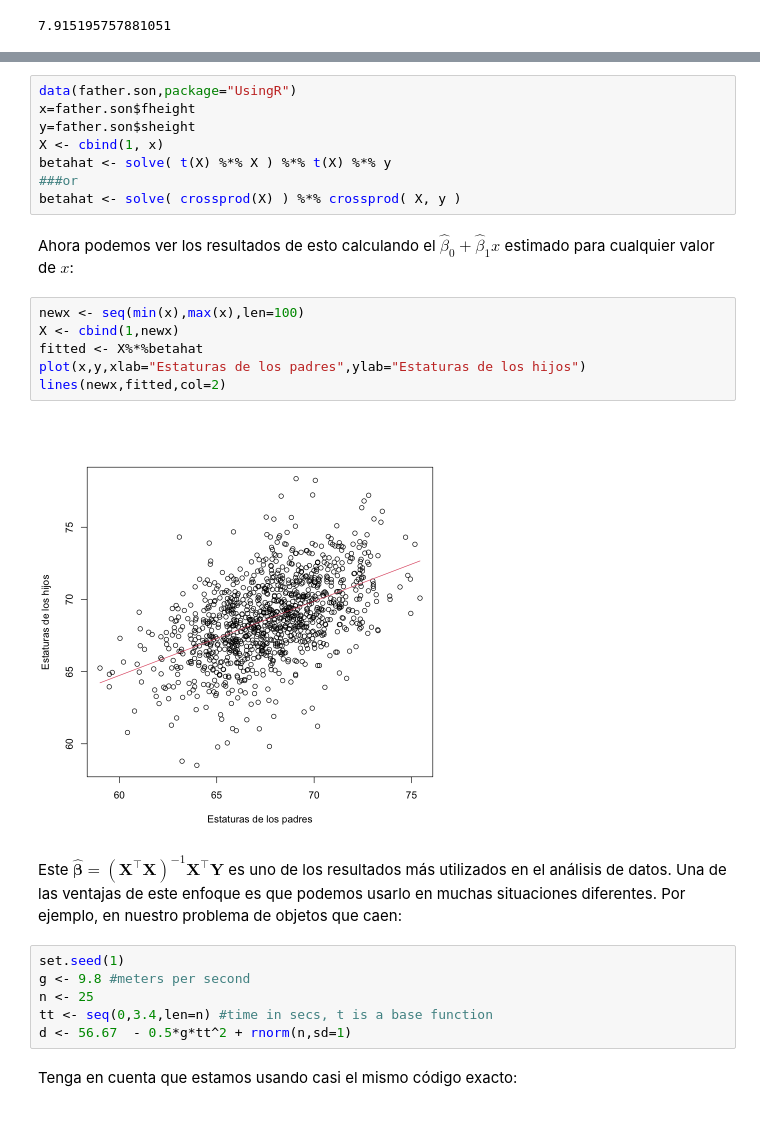
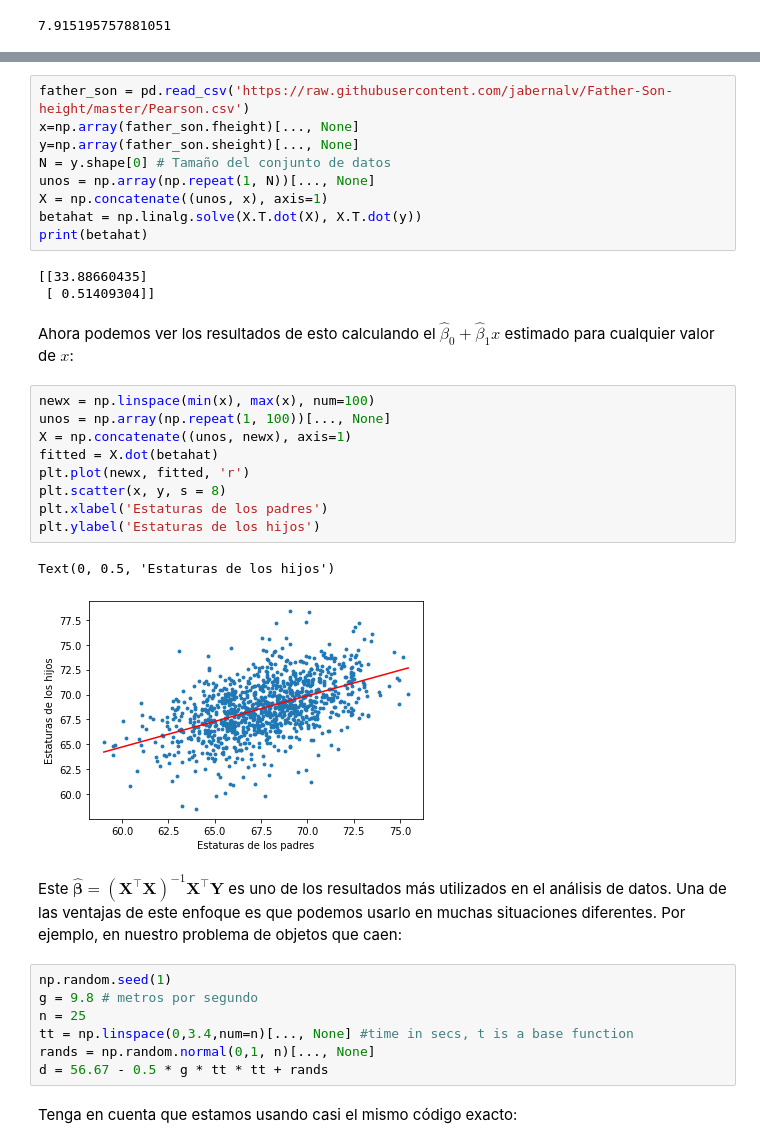
Before and after one commit to jabernalv/labs, a Jupyter notebook: matrixalg/matrix_algebra_examples_Python.ipynb, the cells around one changed output, grey strips where cells are left out. Cells and saved outputs as stored; diff of their text form; blank space fills up the shorter version.

```diff
--- a/matrixalg/matrix_algebra_examples_Python.ipynb
+++ b/matrixalg/matrix_algebra_examples_Python.ipynb
@@ -205,29 +210,38 @@ Veamos cómo funciona en R:
 # %%
-data(father.son,package="UsingR")
-x=father.son$fheight
-y=father.son$sheight
-X <- cbind(1, x)
-betahat <- solve( t(X) %*% X ) %*% t(X) %*% y
-###or
-betahat <- solve( crossprod(X) ) %*% crossprod( X, y )
+father_son = pd.read_csv('https://raw.githubusercontent.com/jabernalv/Father-Son-height/master/Pearson.csv')
+x=np.array(father_son.fheight)[..., None]
+y=np.array(father_son.sheight)[..., None]
+N = y.shape[0] # Tamaño del conjunto de datos
+unos = np.array(np.repeat(1, N))[..., None]
+X = np.concatenate((unos, x), axis=1)
+betahat = np.linalg.solve(X.T.dot(X), X.T.dot(y))
+print(betahat)
+# %% [output]
+[[33.88660435]
+ [ 0.51409304]]
 # %% [markdown]
 Ahora podemos ver los resultados de esto calculando el $\hat{\beta}_0+\hat{\beta}_1 x$ estimado para cualquier valor de $x$:
 # %%
-newx <- seq(min(x),max(x),len=100)
-X <- cbind(1,newx)
-fitted <- X%*%betahat
-plot(x,y,xlab="Estaturas de los padres",ylab="Estaturas de los hijos")
-lines(newx,fitted,col=2)
+newx = np.linspace(min(x), max(x), num=100)
+unos = np.array(np.repeat(1, 100))[..., None]
+X = np.concatenate((unos, newx), axis=1)
+fitted = X.dot(betahat)
+plt.plot(newx, fitted, 'r')
+plt.scatter(x, y, s = 8)
+plt.xlabel('Estaturas de los padres')
+plt.ylabel('Estaturas de los hijos')
 # %% [output]
+Text(0, 0.5, 'Estaturas de los hijos')
-[figure, old version]
+[figure, new version]
 # %% [markdown]
 Este $\hat{\boldsymbol{\beta}}=(\mathbf{X}^\top \mathbf{X})^{-1} \mathbf{X}^\top \mathbf{Y}$ es uno de los resultados más utilizados en el análisis de datos. Una de las ventajas de este enfoque es que podemos usarlo en muchas situaciones diferentes. Por ejemplo, en nuestro problema de objetos que caen:
 # %%
-set.seed(1)
-g <- 9.8 #meters per second
-n <- 25
-tt <- seq(0,3.4,len=n) #time in secs, t is a base function
-d <- 56.67  - 0.5*g*tt^2 + rnorm(n,sd=1)
+np.random.seed(1)
+g = 9.8 # metros por segundo
+n = 25
+tt = np.linspace(0,3.4,num=n)[..., None] #time in secs, t is a base function
+rands = np.random.normal(0,1, n)[..., None]
+d = 56.67 - 0.5 * g * tt * tt + rands
 # %% [markdown]
 Tenga en cuenta que estamos usando casi el mismo código exacto:
 # %%
```
Also changed, not shown: parts of 7 cells of this notebook, 1 other file.
